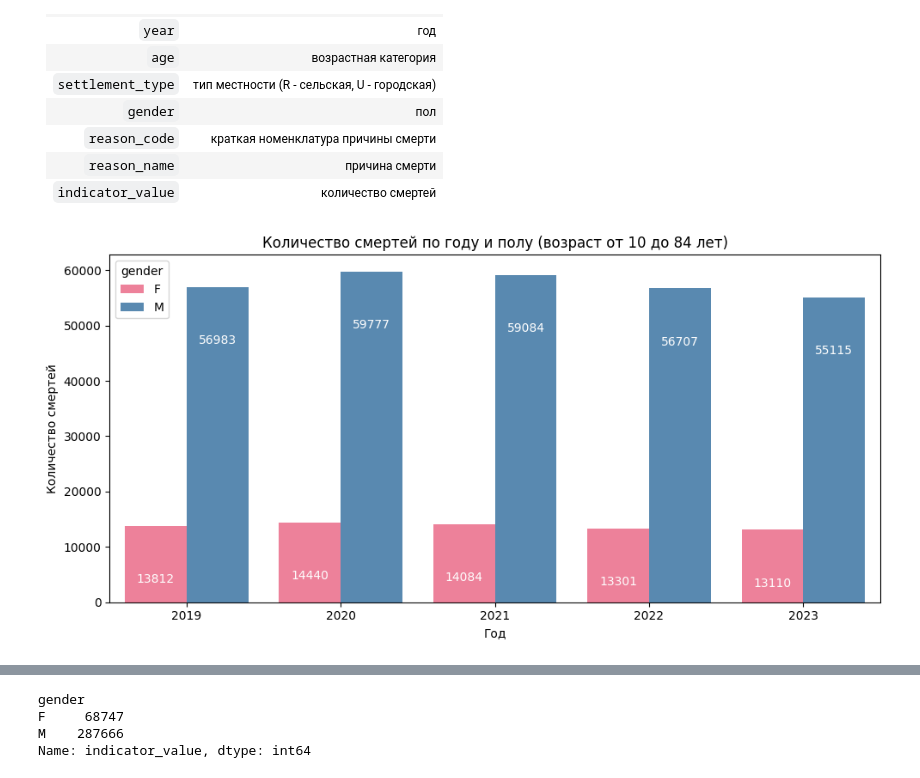
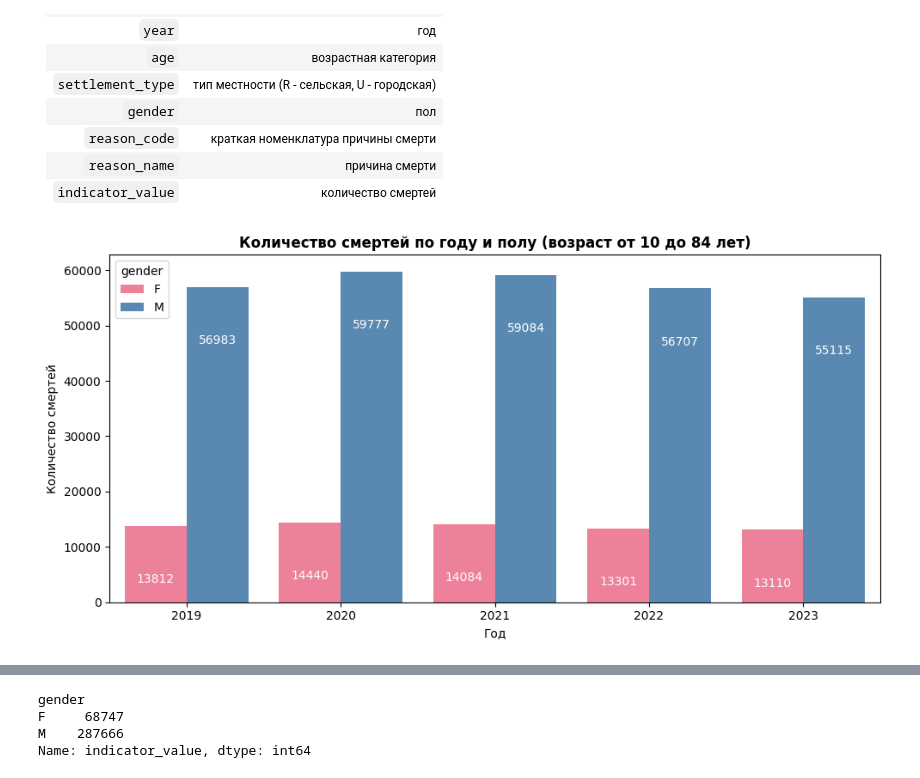
Before and after one commit to lidaEYE/despair-deaths-analysis, a Jupyter notebook: analysis.ipynb, the cells around one changed output, grey strips where cells are left out. Cells and saved outputs as stored; diff of their text form; code cells hidden in the pictures.

```diff
--- a/analysis.ipynb
+++ b/analysis.ipynb
@@ -147,26 +147,22 @@ pd.set_option('display.max_columns', None) # для показа всех кол
 |`reason_code`|краткая номенклатура причины смерти|
 |`reason_name`|причина смерти|
 |`indicator_value`|количество смертей|
-# %%
-# Перед построением всех графиков установим палитру цветов pastel
-
-sns.set_palette('pastel')
 # %%
-# Группируем данные по возрасту и полу
+# Группировка данных по возрасту и полу
 result_1 = df_filtered.groupby(['year', 'gender'])['indicator_value'].sum().reset_index()
 
 plt.figure(figsize=(10, 5))
 custom_colors = {'M': '#4B8BBE', 'F': '#FF6F91'} # словарь цветов для графика
 ax = sns.barplot(x='year', y='indicator_value', hue='gender', data=result_1, palette=custom_colors)
 
 for i in ax.containers:
     ax.bar_label(i, fmt='%.0f', padding=-50, color='white')
 
 plt.xlabel('Год')
 plt.ylabel('Количество смертей')
-plt.title('Количество смертей по году и полу (возраст от 10 до 84 лет)')
+plt.title('Количество смертей по году и полу (возраст от 10 до 84 лет)', fontweight='bold')
 plt.xticks()
 plt.tight_layout()
 plt.show()
 # %% [output]
-[figure, old version]
+[figure, new version]
```
Also changed, not shown: parts of 18 cells of this notebook.
